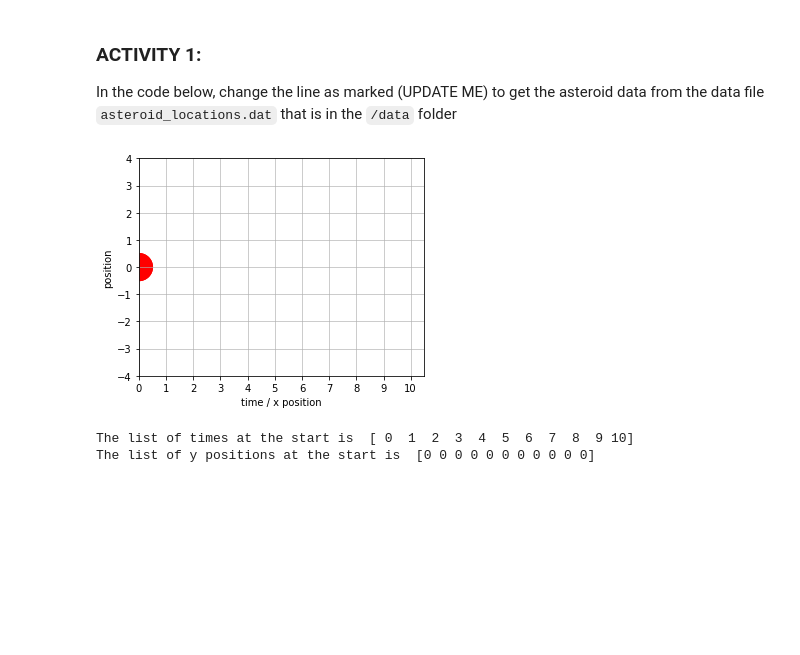
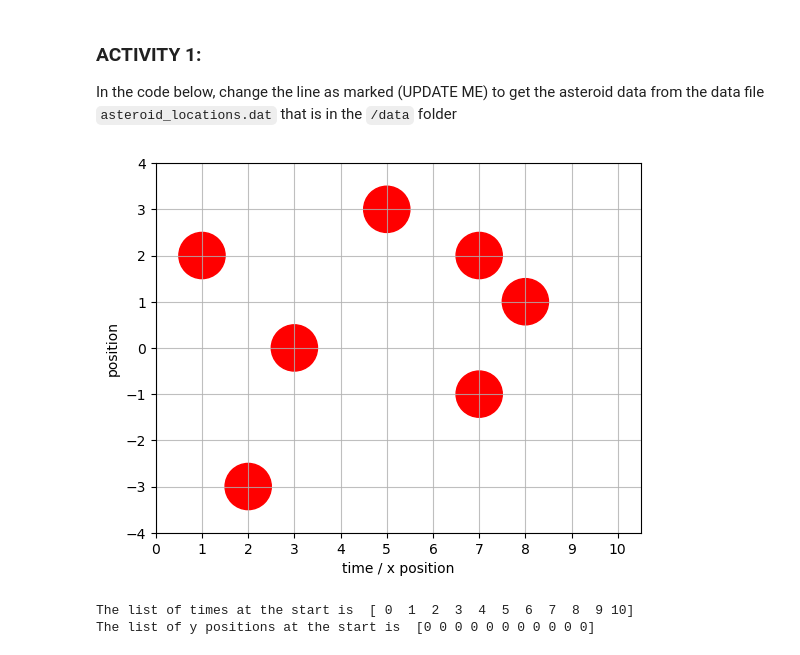
Before and after one commit to VeatrikiVas/TopicsInSciComp, a Jupyter notebook: Notebooks/Week2_LabExercises.ipynb, the cells around one changed output. Saved outputs shown, nothing was run; the diff lists cells and outputs as text; code cells hidden in the pictures; blank space fills up the shorter version.

```diff
--- a/Notebooks/Week2_LabExercises.ipynb
+++ b/Notebooks/Week2_LabExercises.ipynb
@@ -22,30 +22,31 @@ In the code below, change the line as marked (UPDATE ME) to get the asteroid dat
 # %%
 # Set up the plotting
 
 def plot_asteroid_field(ax) :
     plt.axis([0,10.5,-4,4])
     major_ticks = np.arange(0, 11, 1)
     ax.set_xticks(major_ticks)
     plt.xlabel("time / x position")
     plt.ylabel("position")
     ax.set_aspect('equal')
     ax.grid(which='major', alpha=0.8)
 
     # Mark the asteroid positions onto the plot - read in the data from data/asteroid_locations.dat
     # HINT: the function you need is called loadtxt
-    asteroid_locations= np.array([[0,0], [0,0]]) # UPDATE ME!
+    # asteroid_locations= np.array([[0,0], [0,0]]) # UPDATE ME!
+    asteroid_locations=np.loadtxt("data/asteroid_locations.dat")
     for location in asteroid_locations :
         circle=plt.Circle(location, 0.5 , color='r')
         ax.add_artist(circle)
     #plt.pause(0.3)
 
 # Test the plot
 fig = plt.figure()
 ax = plt.gcf().gca()
 plot_asteroid_field(ax)
 plt.show()
 # %% [output]
-[figure, old version]
+[figure, new version]
 # %%
 # set up a list to store the times and positions
 list_of_times = np.array([0, 1, 2, 3, 4, 5, 6, 7, 8, 9, 10])
```
Also changed, not shown: parts of 3 cells of this notebook.
